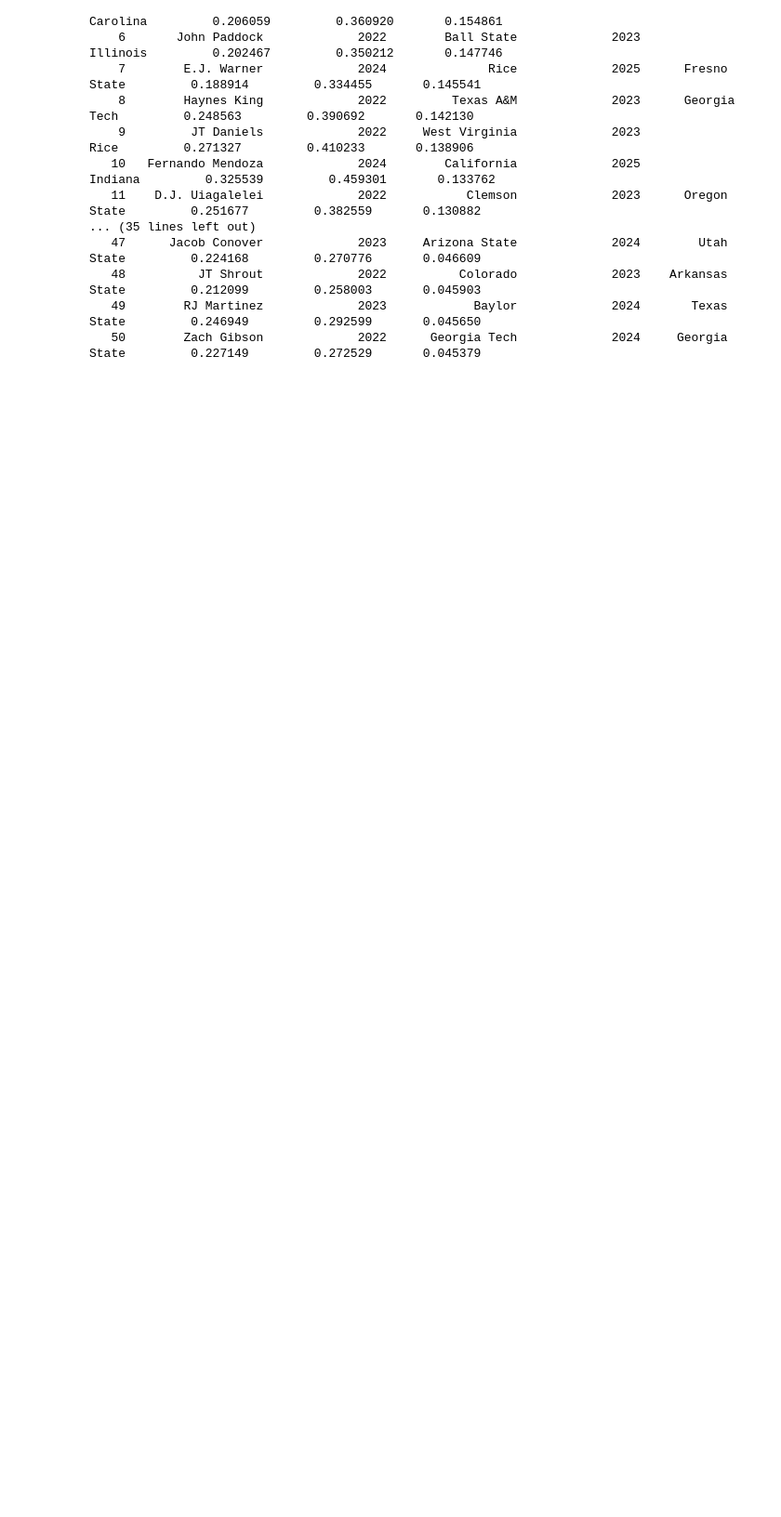
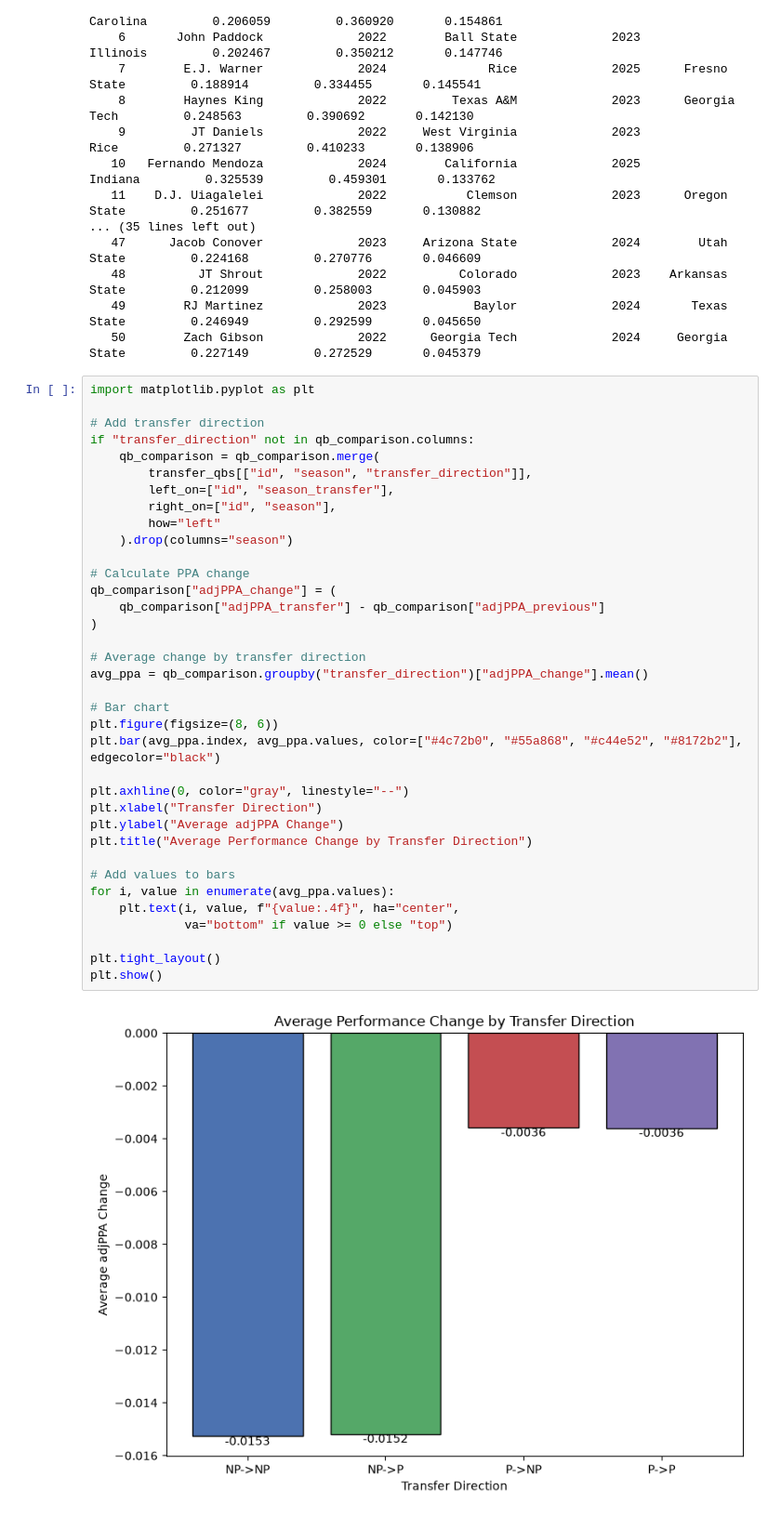
Before and after one commit to 6ikh/NCAATransfers, a Jupyter notebook: code/Positions/QB/qbtransfer.ipynb, the cells around one changed output. Shown at 93% size. Cells and saved outputs as stored; diff of their text form; blank space fills up the shorter version.

Commit message:
adding another Qb visualization for avg performance to show how transfer direction impacts performance

```diff
--- a/code/Positions/QB/qbtransfer.ipynb
+++ b/code/Positions/QB/qbtransfer.ipynb
@@ -256,3 +256,41 @@ print(qb_table5.to_string(index=False))
    48          JT Shrout             2022          Colorado             2023    Arkansas State         0.212099         0.258003       0.045903
    49        RJ Martinez             2023            Baylor             2024       Texas State         0.246949         0.292599       0.045650
    50        Zach Gibson             2022      Georgia Tech             2024     Georgia State         0.227149         0.272529       0.045379
+# %%
+import matplotlib.pyplot as plt
+
+# Add transfer direction
+if "transfer_direction" not in qb_comparison.columns:
+    qb_comparison = qb_comparison.merge(
+        transfer_qbs[["id", "season", "transfer_direction"]],
+        left_on=["id", "season_transfer"],
+        right_on=["id", "season"],
+        how="left"
+    ).drop(columns="season")
+
+# Calculate PPA change
+qb_comparison["adjPPA_change"] = (
+    qb_comparison["adjPPA_transfer"] - qb_comparison["adjPPA_previous"]
+)
+
+# Average change by transfer direction
+avg_ppa = qb_comparison.groupby("transfer_direction")["adjPPA_change"].mean()
+
+# Bar chart
+plt.figure(figsize=(8, 6))
+plt.bar(avg_ppa.index, avg_ppa.values, color=["#4c72b0", "#55a868", "#c44e52", "#8172b2"], edgecolor="black")
+
+plt.axhline(0, color="gray", linestyle="--")
+plt.xlabel("Transfer Direction")
+plt.ylabel("Average adjPPA Change")
+plt.title("Average Performance Change by Transfer Direction")
+
+# Add values to bars
+for i, value in enumerate(avg_ppa.values):
+    plt.text(i, value, f"{value:.4f}", ha="center",
+             va="bottom" if value >= 0 else "top")
+
+plt.tight_layout()
+plt.show()
+# %% [output]
+[figure, added]
```
Also changed, not shown: parts of 1 cell of this notebook.
